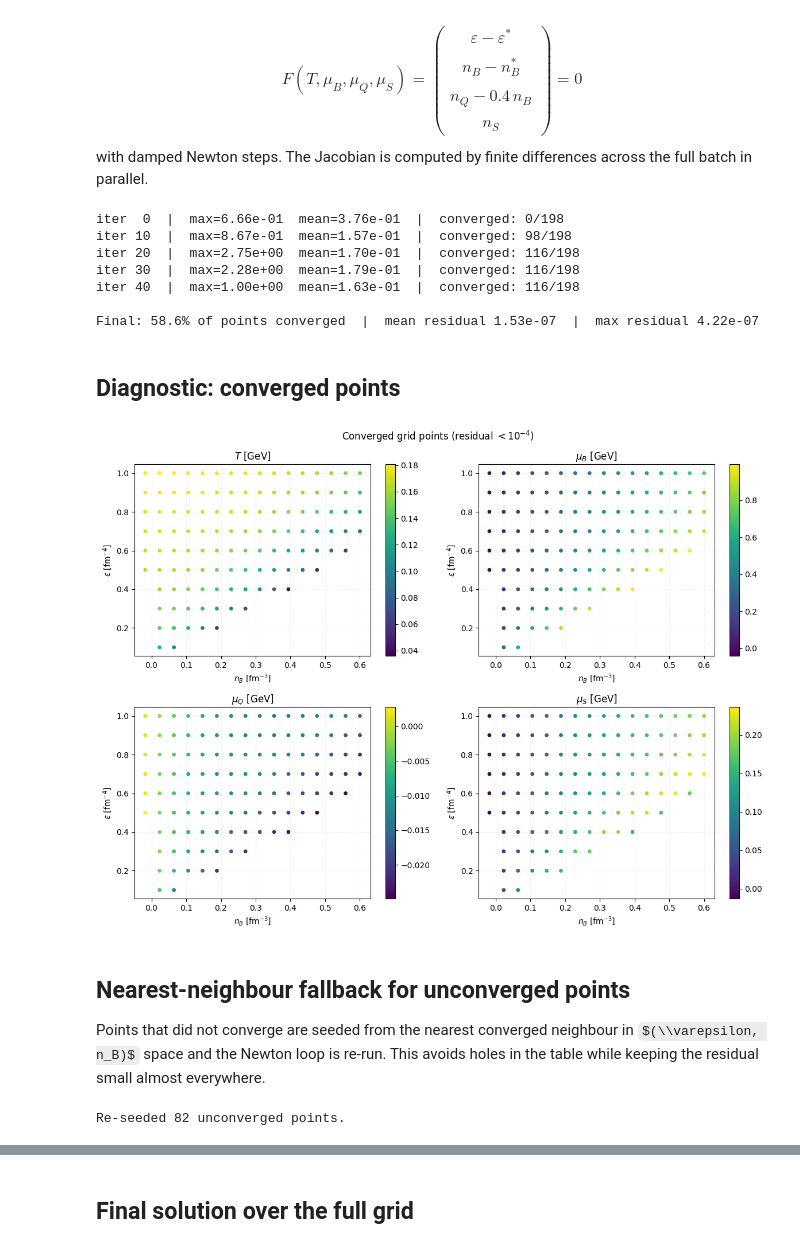
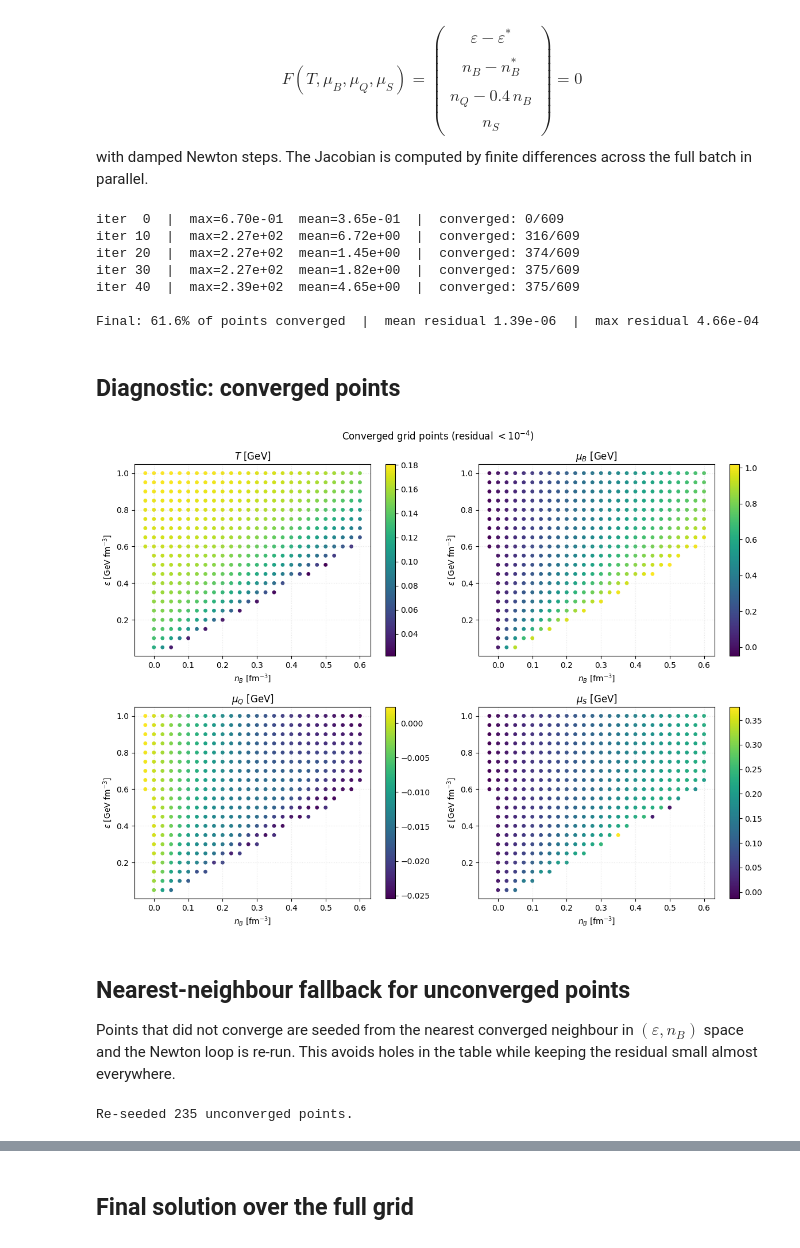
Before and after one commit to Musfer/NNEoS, a Jupyter notebook: generateTable.ipynb, the cells around one changed output, grey strips where cells are left out. Drawn from its saved outputs; the diff is of its cells as text; code cells hidden in the pictures; some formulas as TeX source.

```diff
--- a/generateTable.ipynb
+++ b/generateTable.ipynb
@@ -26,7 +26,7 @@ The physical pressure is reconstructed as
 $$P = \beta \cdot P_{\theta}(T,\mu_B,\mu_Q,\mu_S)\,\cdot(T+\Delta T)^2 + P_{\rm lQCD}(T),$$
 where $\beta$ and $\Delta T$ are fixed fit parameters.
 # %%
-beta   = 3.8388147316060315
+beta   = 3.845630982896477
 deltaT = 0.05    # in GeV
 # %% [markdown]
 ## Lattice QCD baseline ($\mu_B = 0$)
@@ -37,7 +37,7 @@ units of $\text{fm}^{-4}$ (conversion factor $5.068^3$ from $\text{GeV}^3$).
 `entropy` is obtained by numerical differentiation: $s = \partial P/\partial T$.
 # %%
 def Plat(T, muB=0.0, muQ=0.0, muS=0.0):
-    """Lattice QCD pressure P(T) at mu=0 in units of fm^{-4}."""
+    """Lattice QCD pressure P(T) at mu=0 in units of [GeV fm^{-3}]."""
     device = T.device if isinstance(T, torch.Tensor) else "cpu"
     T = torch.as_tensor(T, dtype=torch.float64, device=device)
     chi_param = ChiRatioParam("chi0", device=device)
@@ -46,7 +46,7 @@ def Plat(T, muB=0.0, muQ=0.0, muS=0.0):
 
 
 def entropy(T, muB=0.0, muQ=0.0, muS=0.0, dT=1e-4):
-    """Entropy density s = dP/dT via central finite difference  [fm^{-4}/GeV]."""
+    """Entropy density s = dP/dT via central finite difference  [fm^{-3}]."""
     device = T.device if isinstance(T, torch.Tensor) else "cpu"
     T = torch.as_tensor(T, dtype=torch.float64, device=device)
     return (Plat(T + dT) - Plat(T - dT)) / (2 * dT)
@@ -115,7 +115,7 @@ def generate_obs(X_tensor):
 
     Returns
     -------
-    (N, 5) tensor  -- eps, nB, nQ, nS  [fm^{-4}], P  [fm^{-4}]
+    (N, 5) tensor  -- eps [GeV fm^{-3}], nB, nQ, nS  [fm^{-3}], P  [Gev fm^{-3}]
     """
     X_tensor = X_tensor.detach().requires_grad_(True)
 
@@ -163,13 +163,23 @@ are imposed inside `eval_F` to match the isospin-symmetric nuclear matter condit
 Define `eps_vals` and `nB_vals` (in fm$^{-4}$) before running the next cell.
 # %%
 # Define the grid ranges here ---------------------------------------------------
-# eps_vals = np.linspace(...)   # energy density  [fm^{-4}]
-# nB_vals  = np.linspace(...)   # baryon density  [fm^{-4}]
+# eps_vals = np.linspace(...)   # energy density  [GeV fm^{-3}]
+# nB_vals  = np.linspace(...)   # baryon density  [fm^{-3}]
 # ------------------------------------------------------------------------------
 
 
-eps_vals = np.linspace(0, 1.0, 11)
-nB_vals  = np.linspace(-0.1, 0.6, 18)
+# test
+eps_vals = np.linspace(0, 1.0, 21)
+nB_vals  = np.linspace(-0.1, 0.6, 29)
+
+# Near particlization region
+# eps_vals = np.arange(0.00, 0.8 + 1e-6, 0.005)
+# nB_vals  = np.arange(-0.1, 0.8 + 1e-6, 0.005)
+
+# # Hydrodynamic region
+# eps_vals = np.arange(0.00, 80.0+1e-6, 0.1)
+# nB_vals  = np.arange(-0.5, 8.0+1e-6, 0.05)
+
 
 EPS, NB = np.meshgrid(eps_vals, nB_vals, indexing="ij")
 eps_sel  = EPS.reshape(-1)
@@ -254,40 +264,40 @@ print(f"\nFinal: {good.mean():.1%} of points converged"
       f"  |  mean residual {residual_norm[good].mean():.2e}"
       f"  |  max residual {residual_norm[good].max():.2e}")
 # %% [output]
-iter  0  |  max=6.66e-01  mean=3.76e-01  |  converged: 0/198
-iter 10  |  max=8.67e-01  mean=1.57e-01  |  converged: 98/198
-iter 20  |  max=2.75e+00  mean=1.70e-01  |  converged: 116/198
-iter 30  |  max=2.28e+00  mean=1.79e-01  |  converged: 116/198
-iter 40  |  max=1.00e+00  mean=1.63e-01  |  converged: 116/198
+iter  0  |  max=6.70e-01  mean=3.65e-01  |  converged: 0/609
+iter 10  |  max=2.27e+02  mean=6.72e+00  |  converged: 316/609
+iter 20  |  max=2.27e+02  mean=1.45e+00  |  converged: 374/609
+iter 30  |  max=2.27e+02  mean=1.82e+00  |  converged: 375/609
+iter 40  |  max=2.39e+02  mean=4.65e+00  |  converged: 375/609
 
-Final: 58.6% of points converged  |  mean residual 1.53e-07  |  max residual 4.22e-07
+Final: 61.6% of points converged  |  mean residual 1.39e-06  |  max residual 4.66e-04
 # %% [markdown]
 ## Diagnostic: converged points
 # %%
 fig, axes = plt.subplots(2, 2, figsize=(12, 9))
 good = residual_norm < 1e-4   # tighter cut for the plot
 
 def panel(ax, c, title):
     sc = ax.scatter(nB_sel[good], eps_sel[good], c=c[good], cmap="viridis", s=15)
     plt.colorbar(sc, ax=ax)
-    ax.set(title=title, xlabel=r"$n_B$ [fm$^{-3}$]", ylabel=r"$\varepsilon$ [fm$^{-4}$]")
+    ax.set(title=title, xlabel=r"$n_B$ [fm$^{-3}$]", ylabel=r"$\varepsilon$ [GeV fm$^{-3}$]")
     ax.grid(linestyle=":", alpha=0.3)
 
 panel(axes[0, 0], T_sol,   r"$T$ [GeV]")
 panel(axes[0, 1], muB_sol, r"$\mu_B$ [GeV]")
 panel(axes[1, 0], muQ_sol, r"$\mu_Q$ [GeV]")
 panel(axes[1, 1], muS_sol, r"$\mu_S$ [GeV]")
 
 plt.suptitle("Converged grid points (residual $< 10^{-4}$)")
 plt.tight_layout()
 plt.show()
 # %% [output]
-[figure, old version]
+[figure, new version]
 # %% [markdown]
 ## Nearest-neighbour fallback for unconverged points
 
 Points that did not converge are seeded from the nearest converged neighbour
-in $(\\varepsilon, n_B)$ space and the Newton loop is re-run. This avoids holes
+in $(\varepsilon, n_B)$ space and the Newton loop is re-run. This avoids holes
 in the table while keeping the residual small almost everywhere.
 # %%
 bad_mask  = residual_norm >= 1e-4
@@ -305,5 +315,5 @@ if bad_mask.any() and len(good_idx) > 0:
     x = torch.tensor(x_np, device=device, dtype=torch.float32)
     print(f"Re-seeded {bad_mask.sum()} unconverged points.")
 # %% [output]
-Re-seeded 82 unconverged points.
+Re-seeded 235 unconverged points.
 # %%
```
Also changed, not shown: parts of 6 cells of this notebook, 5 other files.
